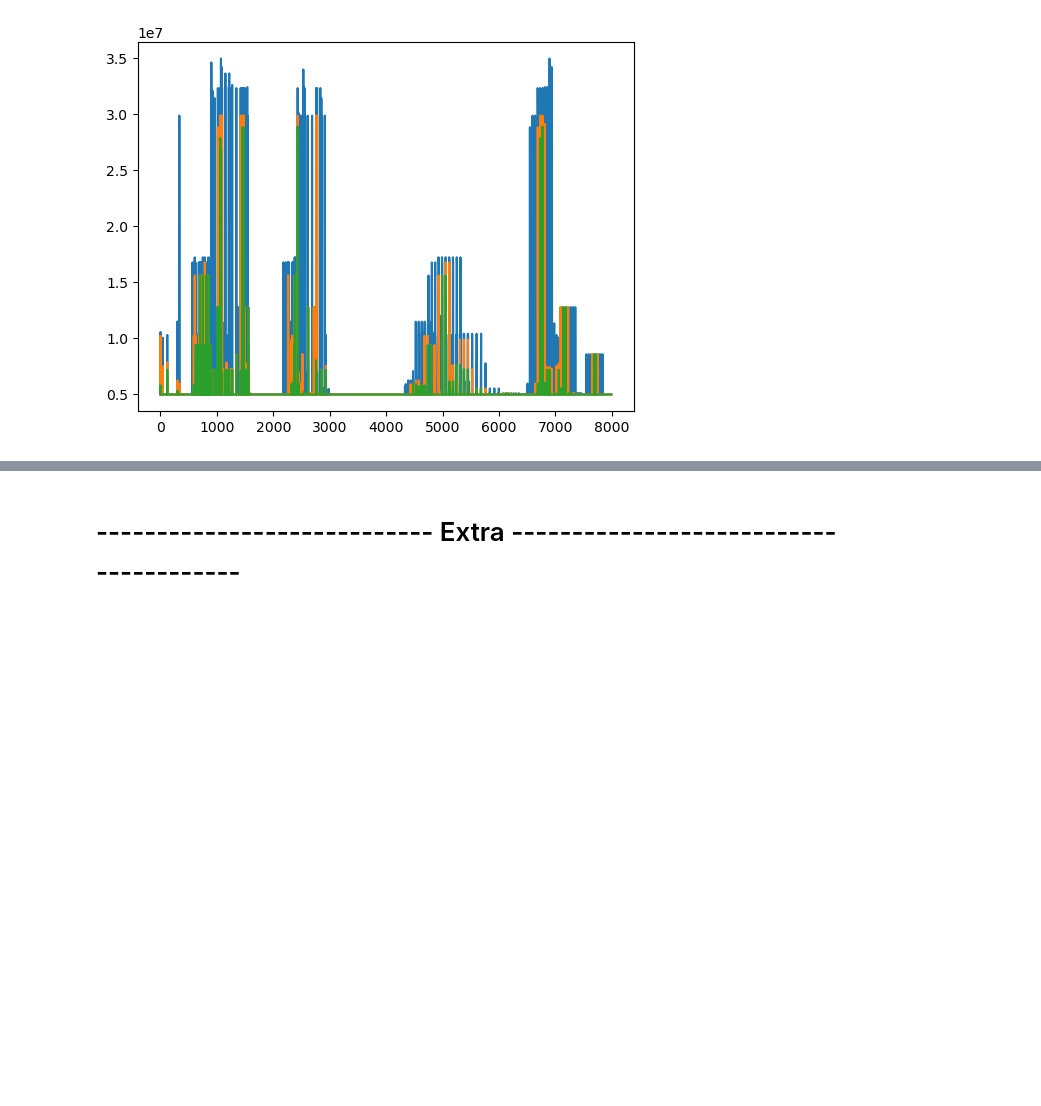
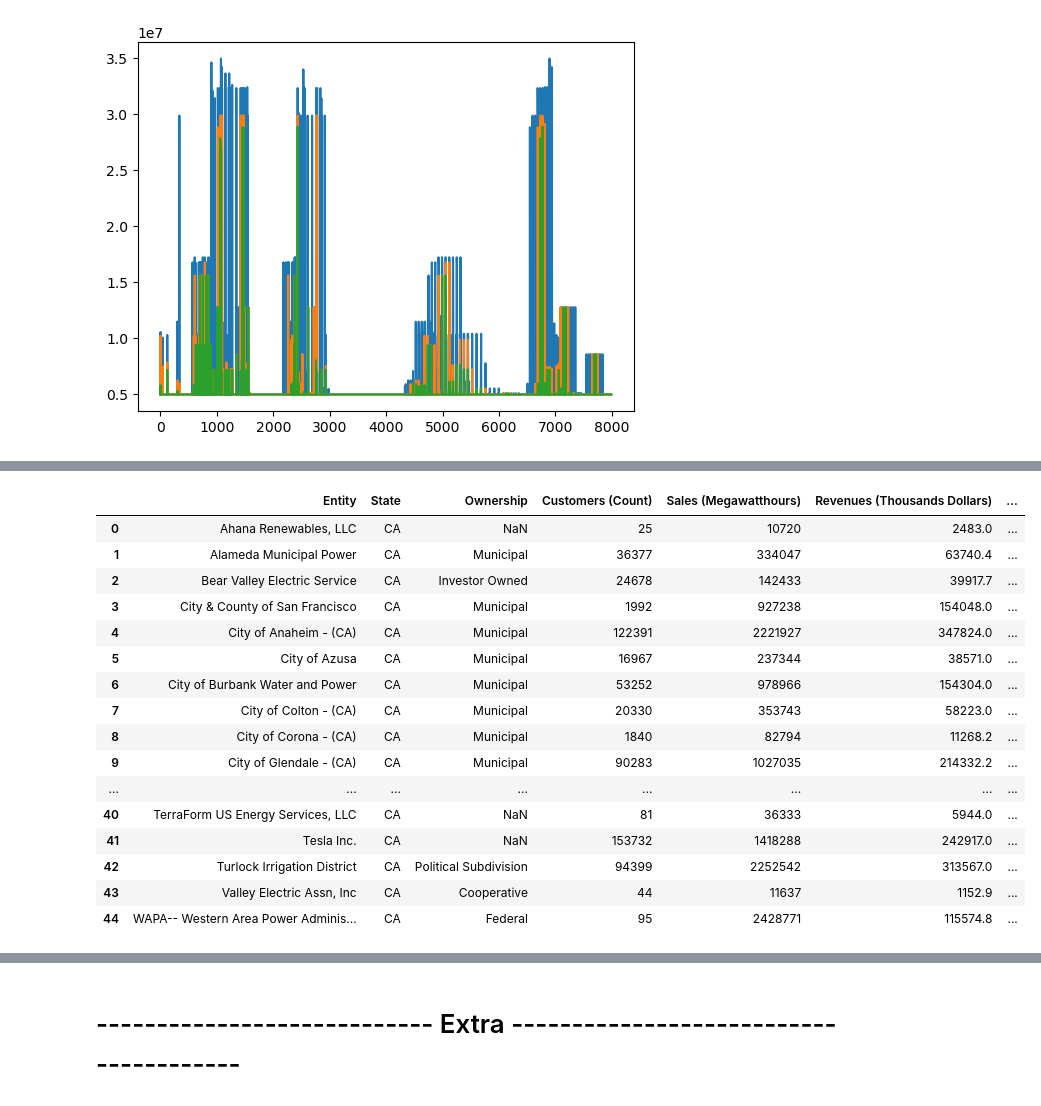
Before and after one commit to hrhampapura/SolarFarmPrediction, a Jupyter notebook: data_code/energy_demand.ipynb, the cells around one changed output, grey strips where cells are left out. Cells and saved outputs as stored; diff of their text form; code cells hidden in the pictures; blank space fills up the shorter version.

Commit message:
code to include energy demand

```diff
--- a/data_code/energy_demand.ipynb
+++ b/data_code/energy_demand.ipynb
@@ -208,0 +287,22 @@ plt.plot(np.array(data['demand_10km_MWh']))
+# %%
+demand_data = pd.read_csv('./../data/demand_data_california_with_lat_lon.csv')
+demand_data = demand_data.drop(columns='Unnamed: 0').reset_index(drop=True)
+demand_data
+# %% [output]
+|  | Entity | State | Ownership | Customers (Count) | Sales (Megawatthours) | Revenues (Thousands Dollars) | ... |
+| 0 | Ahana Renewables, LLC | CA | NaN | 25 | 10720 | 2483.0 | ... |
+| 1 | Alameda Municipal Power | CA | Municipal | 36377 | 334047 | 63740.4 | ... |
+| 2 | Bear Valley Electric Service | CA | Investor Owned | 24678 | 142433 | 39917.7 | ... |
+| 3 | City & County of San Francisco | CA | Municipal | 1992 | 927238 | 154048.0 | ... |
+| 4 | City of Anaheim - (CA) | CA | Municipal | 122391 | 2221927 | 347824.0 | ... |
+| 5 | City of Azusa | CA | Municipal | 16967 | 237344 | 38571.0 | ... |
+| 6 | City of Burbank Water and Power | CA | Municipal | 53252 | 978966 | 154304.0 | ... |
+| 7 | City of Colton - (CA) | CA | Municipal | 20330 | 353743 | 58223.0 | ... |
+| 8 | City of Corona - (CA) | CA | Municipal | 1840 | 82794 | 11268.2 | ... |
+| 9 | City of Glendale - (CA) | CA | Municipal | 90283 | 1027035 | 214332.2 | ... |
+| ... | ... | ... | ... | ... | ... | ... | ... |
+| 40 | TerraForm US Energy Services, LLC | CA | NaN | 81 | 36333 | 5944.0 | ... |
+| 41 | Tesla Inc. | CA | NaN | 153732 | 1418288 | 242917.0 | ... |
+| 42 | Turlock Irrigation District | CA | Political Subdivision | 94399 | 2252542 | 313567.0 | ... |
+| 43 | Valley Electric Assn, Inc | CA | Cooperative | 44 | 11637 | 1152.9 | ... |
+| 44 | WAPA-- Western Area Power Adminis... | CA | Federal | 95 | 2428771 | 115574.8 | ... |
```
Also changed, not shown: parts of 12 cells of this notebook.
